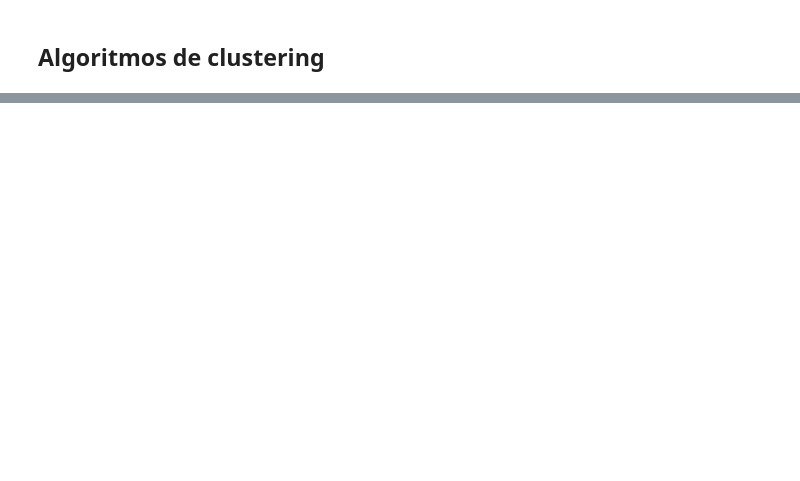
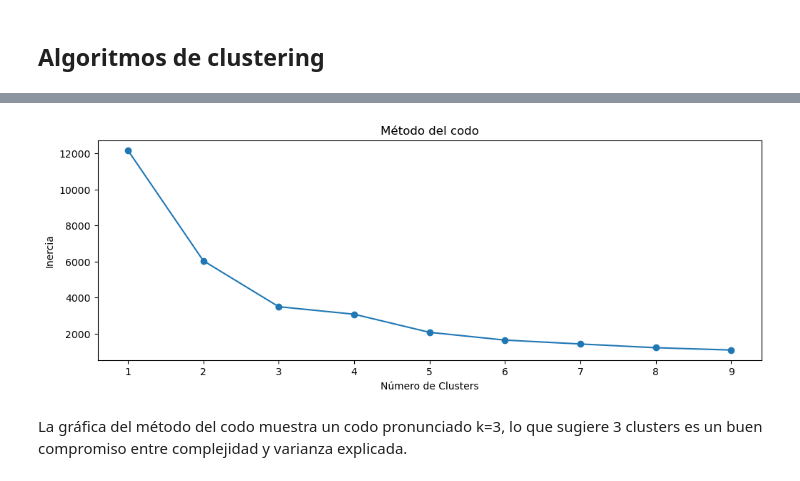
Before and after one commit to ctobar96/Latam_DataScience2024, a Jupyter notebook: Proyectos_MachineLearning/Desafio_SegmentaciónClientes/SegmentacionClientes.ipynb, the cells around one changed output, grey strips where cells are left out. Saved outputs shown, nothing was run; the diff lists cells and outputs as text; code cells hidden in the pictures; blank space fills up the shorter version.

```diff
--- a/Proyectos_MachineLearning/Desafio_SegmentaciónClientes/SegmentacionClientes.ipynb
+++ b/Proyectos_MachineLearning/Desafio_SegmentaciónClientes/SegmentacionClientes.ipynb
@@ -330,0 +345,20 @@ df_pca
+# %%
+# Determinar el número de cluster
+inercia = []
+range_k = range(1, 10)
+for k in range_k:
+    km = KMeans(n_clusters=k, random_state=42)
+    km.fit(X_pca)
+    inercia.append(km.inertia_)
+
+# Graficar el método del codo para KMeans
+plt.figure(figsize=(12, 4))
+plt.plot(range_k, inercia, marker='o')
+plt.title('Método del codo')
+plt.xlabel('Número de Clusters')
+plt.ylabel('Inercia')
+plt.show()
+# %% [output]
+[figure, added]
+# %% [markdown]
+La gráfica del método del codo muestra un codo pronunciado k=3, lo que sugiere 3 clusters es un buen compromiso entre complejidad y varianza explicada.
```
Also changed, not shown: parts of 11 cells of this notebook.
